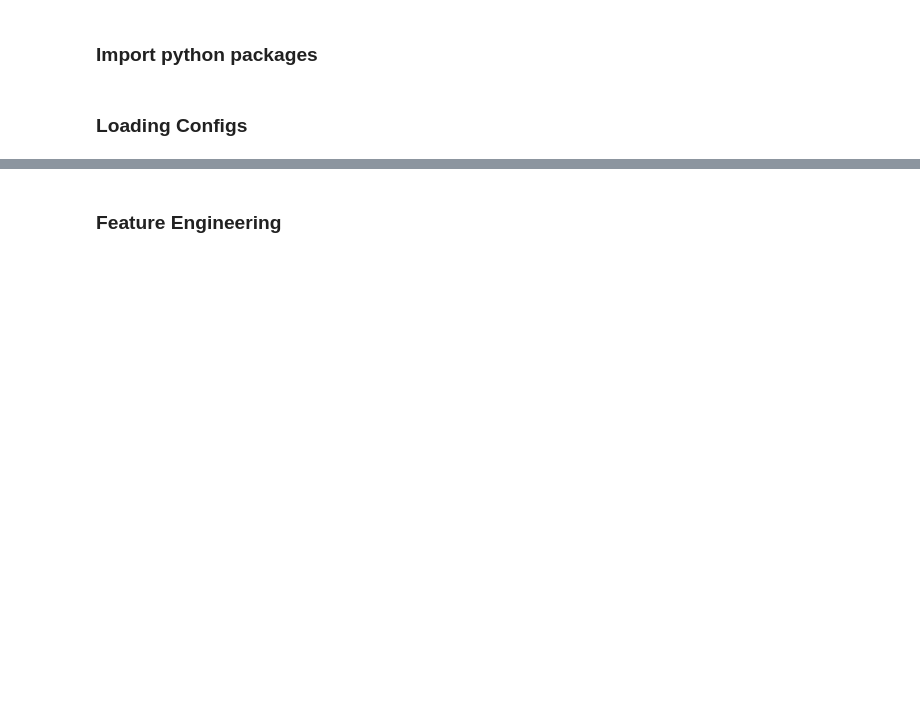
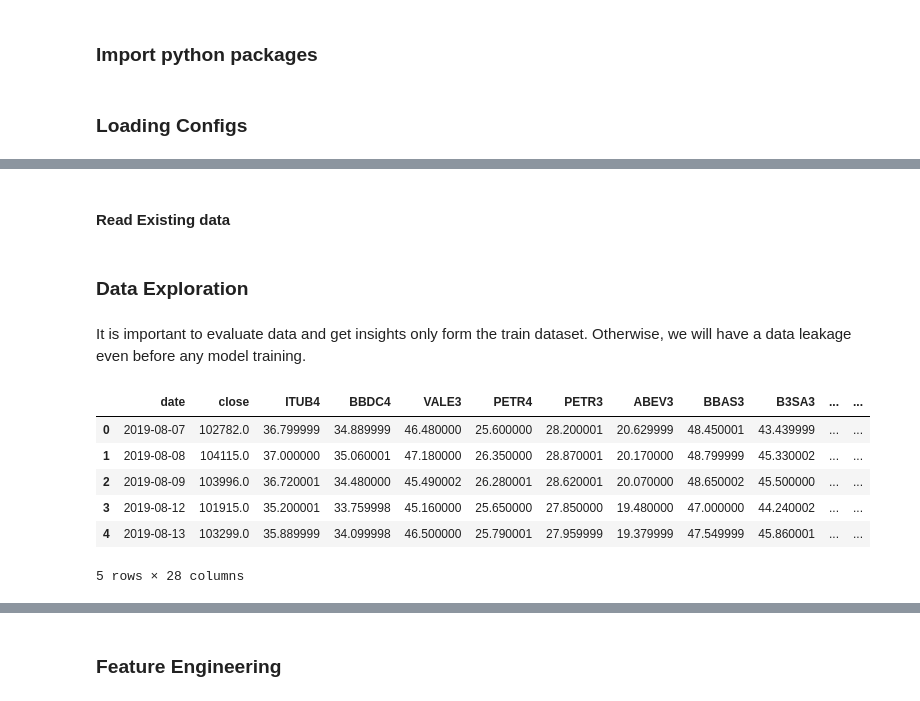
Before and after one commit to adelmofilho/BovespaStockPrediction, a Jupyter notebook: LocalModelling.ipynb, the cells around one changed output, grey strips where cells are left out. Cells and saved outputs as stored; diff of their text form; code cells hidden in the pictures; blank space fills up the shorter version.

```diff
--- a/LocalModelling.ipynb
+++ b/LocalModelling.ipynb
@@ -57,0 +70,2 @@ ibovespa = label_train_test(ibovespa, split=test_split, split_valid=valid_split,
+# %% [markdown]
+#### Read Existing data
@@ -57,0 +75,21 @@ ibovespa = label_train_test(ibovespa, split=test_split, split_valid=valid_split,
+# %% [markdown]
+### Data Exploration
+# %% [markdown]
+It is important to evaluate data and get insights only form the train dataset. Otherwise, we will have a data leakage even before any model training.
+# %%
+explore_data = ibovespa[ibovespa["group"]=="train"]
+
+numeric_columns = ['close', 'ITUB4', 'BBDC4', 'VALE3', 'PETR4', 'PETR3', 'ABEV3', 'BBAS3', 'B3SA3', 'ITSA4']
+stocks_diff = explore_data[numeric_columns].pct_change().reset_index(drop=True)
+stocks_diff.columns = ["diff_" + column for column in stocks_diff.columns]
+
+complete_explore_data = pd.concat([explore_data, stocks_diff], axis=1).iloc[1:].reset_index(drop=True)
+complete_explore_data.head()
+# %% [output]
+|  | date | close | ITUB4 | BBDC4 | VALE3 | PETR4 | PETR3 | ABEV3 | BBAS3 | B3SA3 | ... | ... |
+| 0 | 2019-08-07 | 102782.0 | 36.799999 | 34.889999 | 46.480000 | 25.600000 | 28.200001 | 20.629999 | 48.450001 | 43.439999 | ... | ... |
+| 1 | 2019-08-08 | 104115.0 | 37.000000 | 35.060001 | 47.180000 | 26.350000 | 28.870001 | 20.170000 | 48.799999 | 45.330002 | ... | ... |
+| 2 | 2019-08-09 | 103996.0 | 36.720001 | 34.480000 | 45.490002 | 26.280001 | 28.620001 | 20.070000 | 48.650002 | 45.500000 | ... | ... |
+| 3 | 2019-08-12 | 101915.0 | 35.200001 | 33.759998 | 45.160000 | 25.650000 | 27.850000 | 19.480000 | 47.000000 | 44.240002 | ... | ... |
+| 4 | 2019-08-13 | 103299.0 | 35.889999 | 34.099998 | 46.500000 | 25.790001 | 27.959999 | 19.379999 | 47.549999 | 45.860001 | ... | ... |
+5 rows × 28 columns
```
Also changed, not shown: parts of 16 cells of this notebook, 6 other files.
